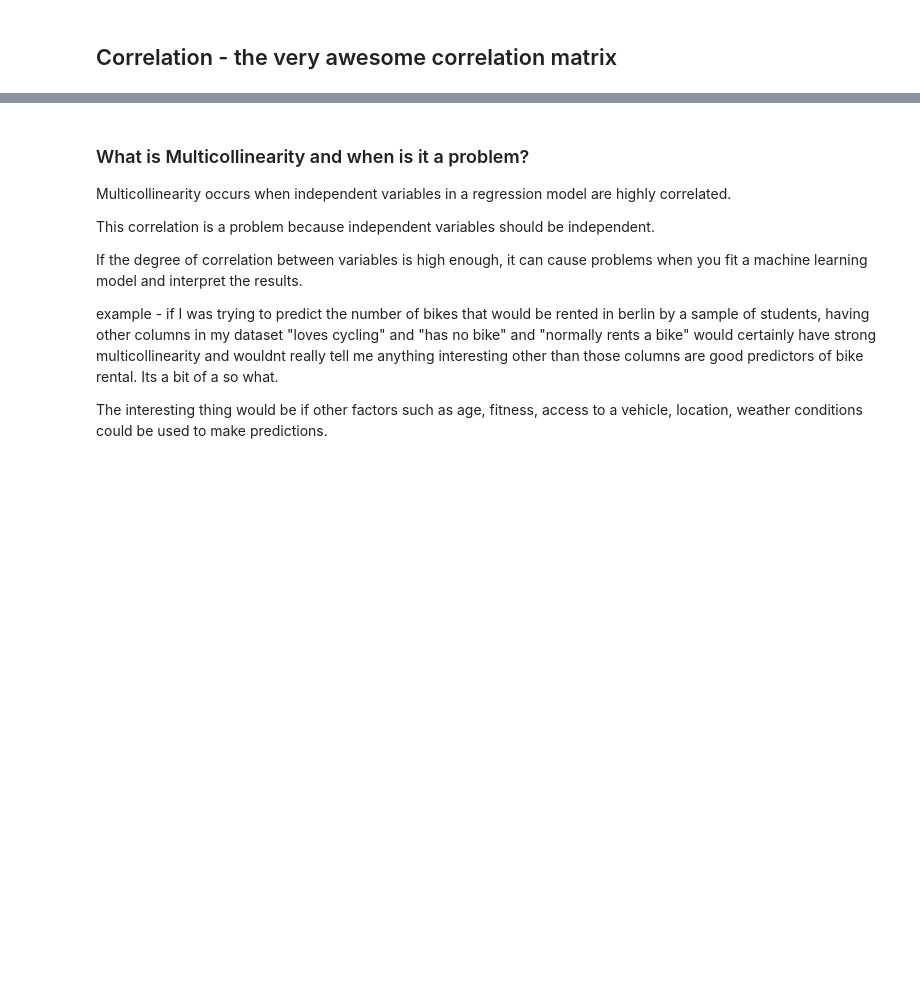
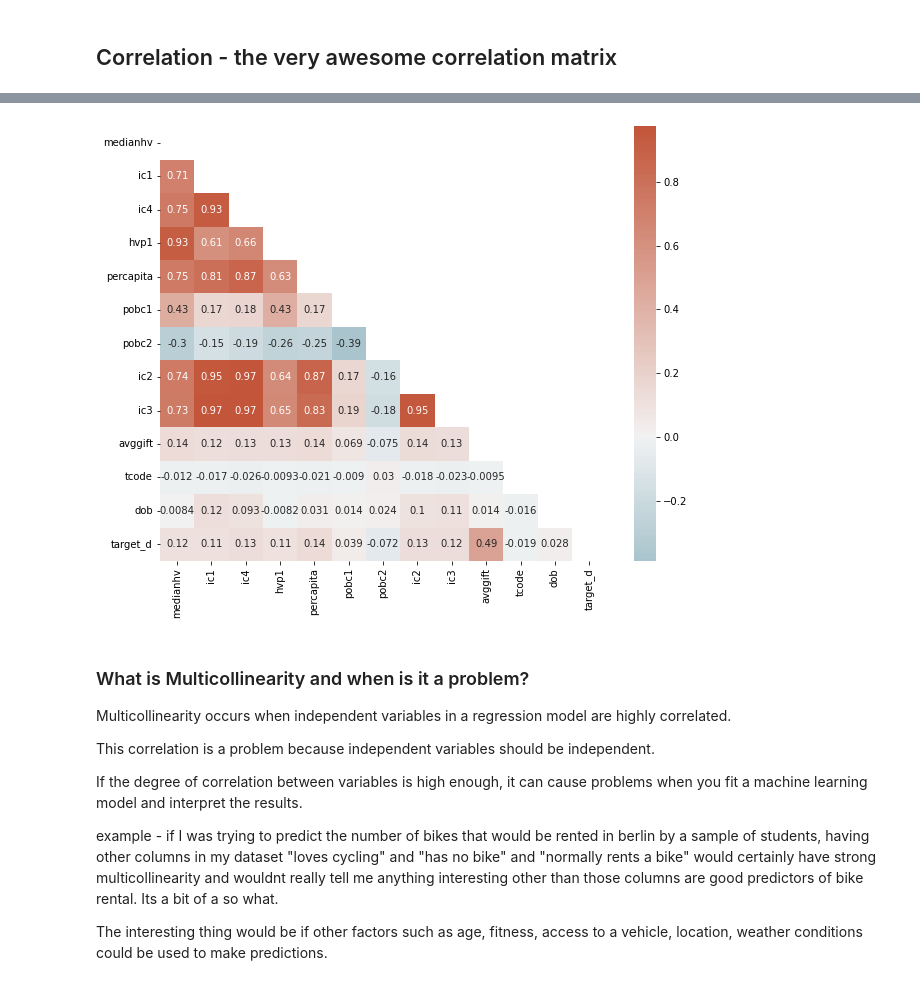
Before and after one commit to student-IH-labs-and-stuff/BCNDATA2022, a Jupyter notebook: ClassMaterials/Week1/Day4EDA/Correlation_Distribution_Multicollinearity-Sian.ipynb, the cells around one changed output, grey strips where cells are left out. Saved outputs shown, nothing was run; the diff lists cells and outputs as text; code cells hidden in the pictures; blank space fills up the shorter version.

```diff
--- a/ClassMaterials/Week1/Day4EDA/Correlation_Distribution_Multicollinearity-Sian.ipynb
+++ b/ClassMaterials/Week1/Day4EDA/Correlation_Distribution_Multicollinearity-Sian.ipynb
@@ -240,3 +263,10 @@ Image("cheese.jpeg")
+# %%
+mask=np.zeros_like(corre_matrix)
+mask[np.triu_indices_from(mask)]=True
+fig,ax = plt.subplots(figsize=(10,8))
+ax=sns.heatmap(corre_matrix, mask=mask, center=0, cmap=sns.diverging_palette(220, 20, as_cmap=True), annot=True);
+# %% [output]
+[figure, added]
 # %% [markdown]
 ### What is Multicollinearity and when is it a problem?
 
```
Also changed, not shown: parts of 13 cells of this notebook, 1 other file.
